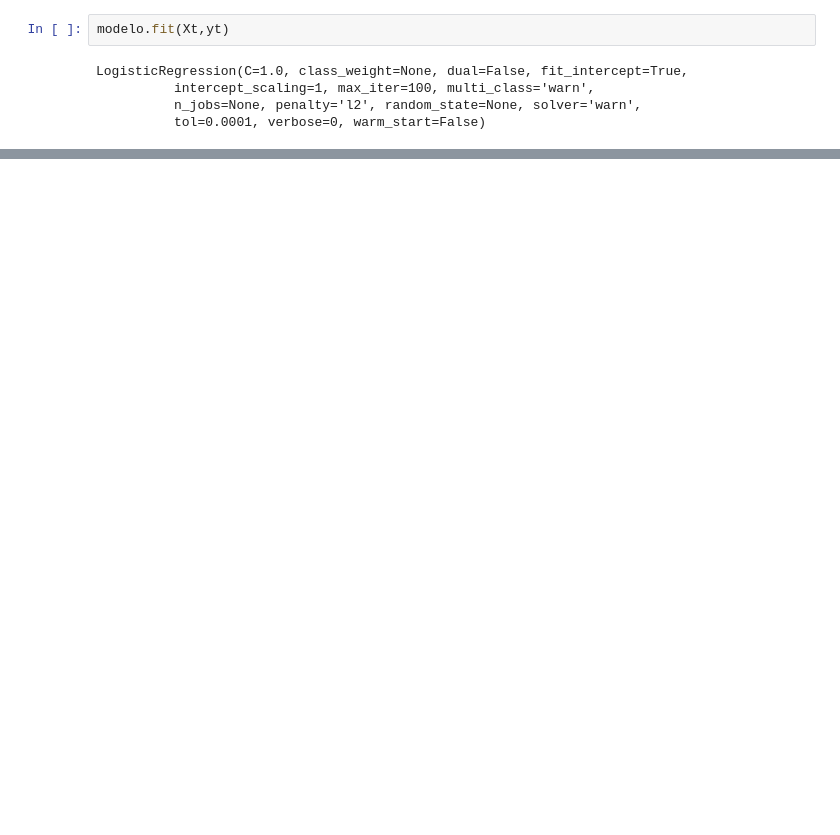
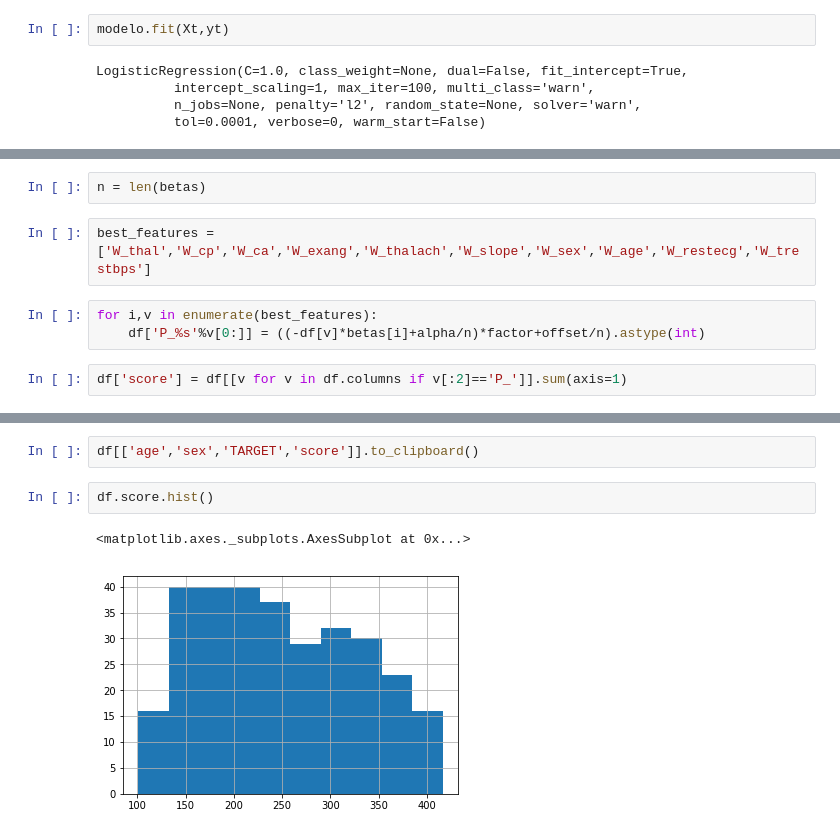
Before and after one commit to SairaDiana/ArtificialIntelligenceWithTensorFlow, a Jupyter notebook: Scripts/Regresión Logística WoE.ipynb, the cells around one changed output, grey strips where cells are left out. Cells and saved outputs as stored; diff of their text form; blank space fills up the shorter version.

```diff
--- a/Scripts/Regresión Logística WoE.ipynb
+++ b/Scripts/Regresión Logística WoE.ipynb
@@ -141,0 +173,9 @@ print(roc_auc_score(y_true=yv,y_score=modelo.predict_proba(Xv)[:,1]))
+# %%
+n = len(betas)
+# %%
+best_features = ['W_thal','W_cp','W_ca','W_exang','W_thalach','W_slope','W_sex','W_age','W_restecg','W_trestbps']
+# %%
+for i,v in enumerate(best_features):
+    df['P_%s'%v[0:]] = ((-df[v]*betas[i]+alpha/n)*factor+offset/n).astype(int)
+# %%
+df['score'] = df[[v for v in df.columns if v[:2]=='P_']].sum(axis=1)
@@ -141,0 +206,7 @@ print(roc_auc_score(y_true=yv,y_score=modelo.predict_proba(Xv)[:,1]))
+# %%
+df[['age','sex','TARGET','score']].to_clipboard()
+# %%
+df.score.hist()
+# %% [output]
+<matplotlib.axes._subplots.AxesSubplot at 0x...>
+[figure, added]
```
Also changed, not shown: parts of 34 cells of this notebook, 3 other files.
